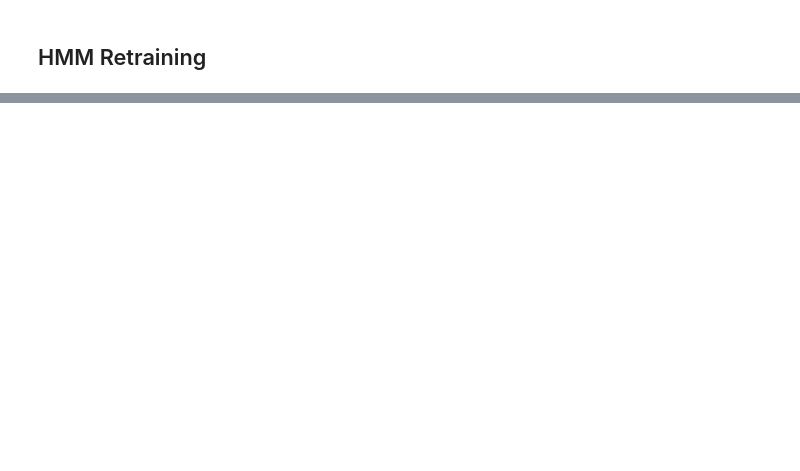
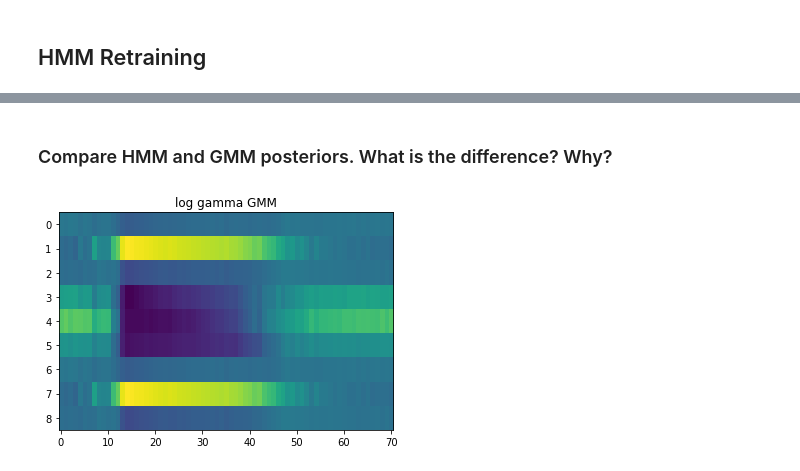
Before and after one commit to Yuhu-kth/Speech-Speaker-Recognition, a Jupyter notebook: lab2/dt2119_lab2_2020-04-13/result.ipynb, the cells around one changed output, grey strips where cells are left out. Saved outputs shown, nothing was run; the diff lists cells and outputs as text; code cells hidden in the pictures; blank space fills up the shorter version.

```diff
--- a/lab2/dt2119_lab2_2020-04-13/result.ipynb
+++ b/lab2/dt2119_lab2_2020-04-13/result.ipynb
@@ -288,0 +269,15 @@ plt.show()
+# %% [markdown]
+### Compare HMM and GMM posteriors. What is the difference? Why?
+# %%
+X = example['lmfcc']
+
+hmm_model = wordHMMs['o']
+obs_ll= log_multivariate_normal_density_diag(X, hmm_model['means'],hmm_model['covars'])
+
+gamma_gmm = obs_ll/obs_ll.sum(1)[:,np.newaxis]
+
+plt.imshow(np.log(gamma_gmm).T, interpolation='nearest', aspect='auto')
+plt.title("log gamma GMM")
+plt.show()
+# %% [output]
+[figure, added]
```
Also changed, not shown: parts of 24 cells of this notebook.
